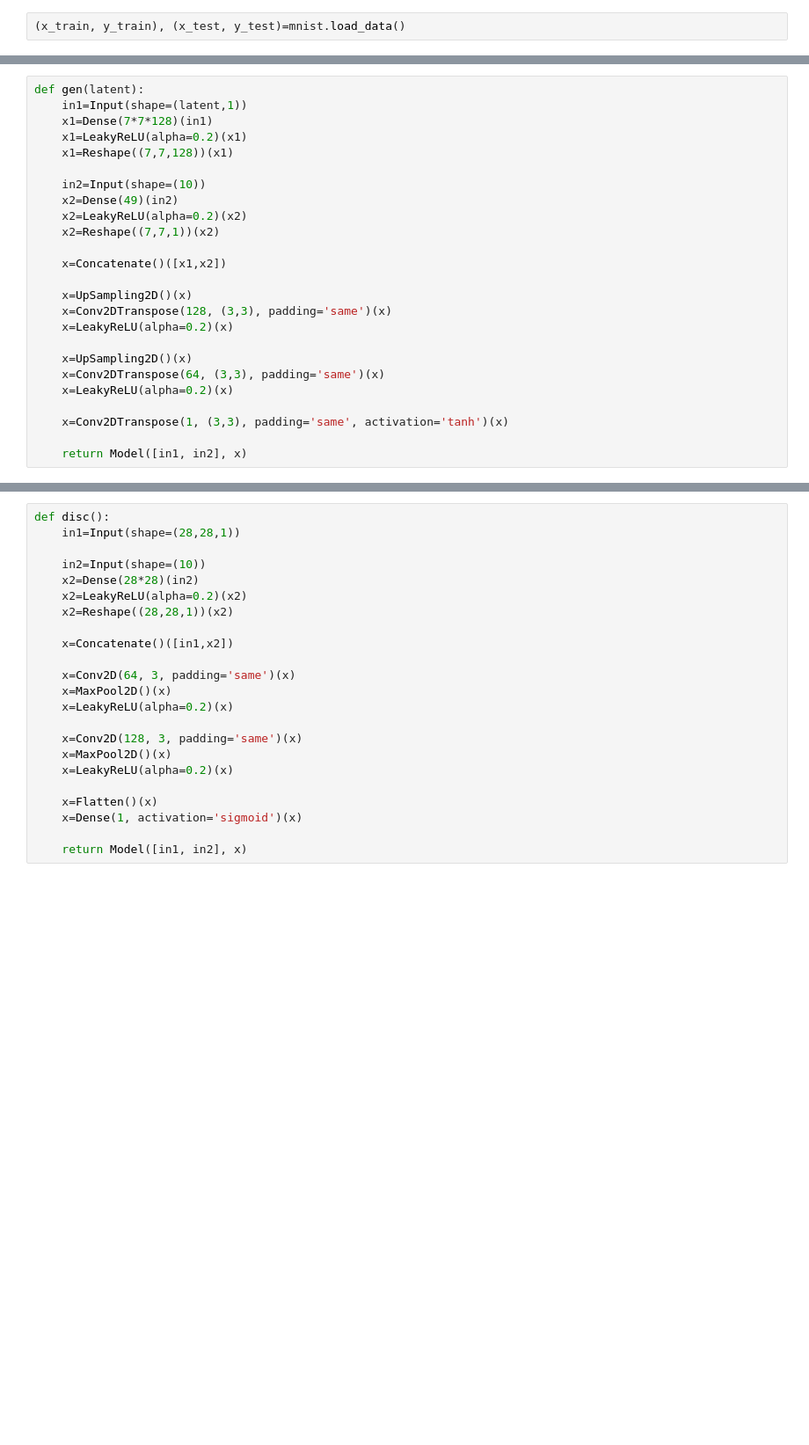
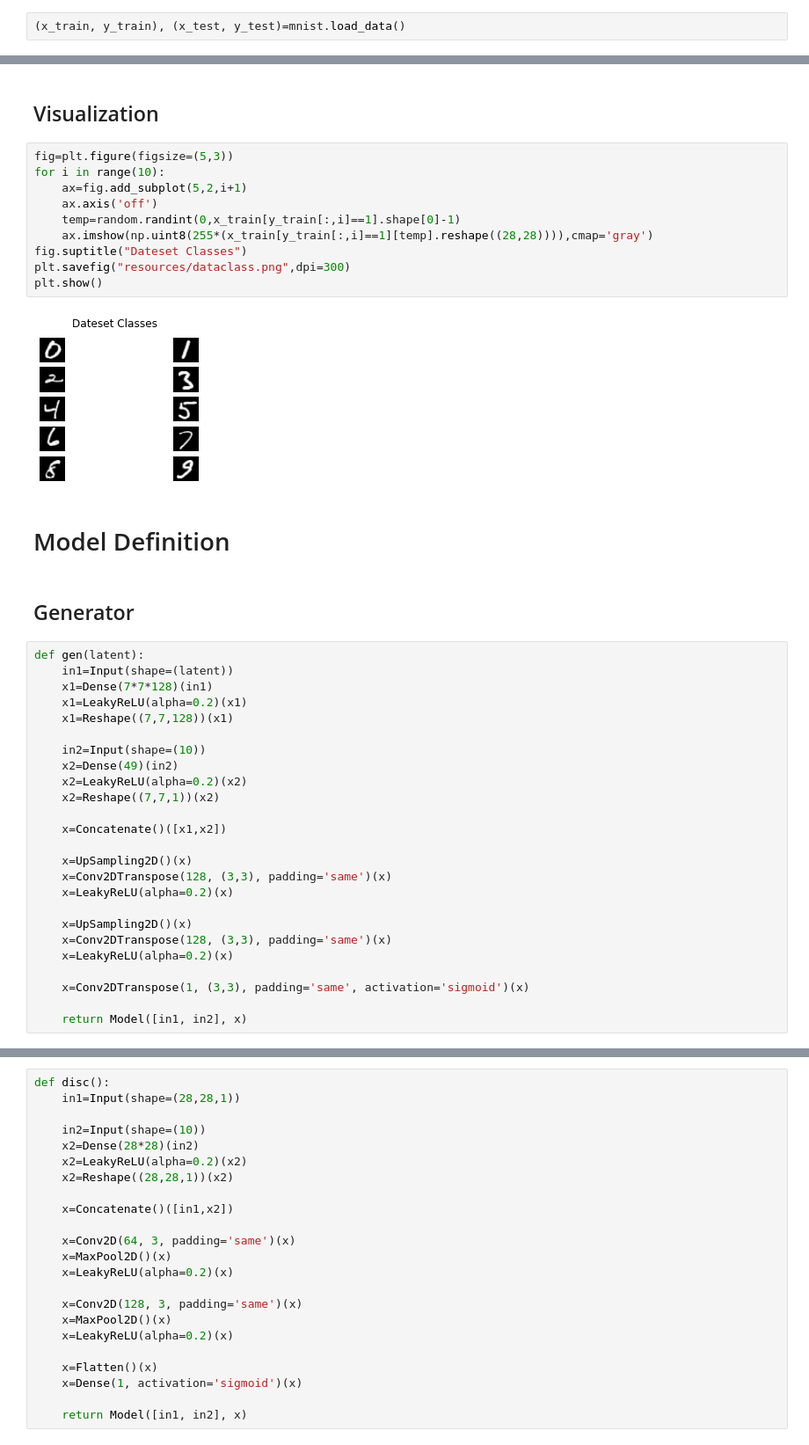
Before and after one commit to sagnik106/MNIST-c-GAN, a Jupyter notebook: main.ipynb, the cells around one changed output, grey strips where cells are left out. Shown at 88% size. Saved outputs shown, nothing was run; the diff lists cells and outputs as text; blank space fills up the shorter version.

Commit message:
model up

```diff
--- a/main.ipynb
+++ b/main.ipynb
@@ -26,6 +60,24 @@ y_test=ohe.transform(y_test.reshape((-1,1)))
+# %% [markdown]
+## Visualization
+# %%
+fig=plt.figure(figsize=(5,3))
+for i in range(10):
+    ax=fig.add_subplot(5,2,i+1)
+    ax.axis('off')
+    temp=random.randint(0,x_train[y_train[:,i]==1].shape[0]-1)
+    ax.imshow(np.uint8(255*(x_train[y_train[:,i]==1][temp].reshape((28,28)))),cmap='gray')
+fig.suptitle("Dateset Classes")
+plt.savefig("resources/dataclass.png",dpi=300)
+plt.show()
+# %% [output]
+[figure, added]
+# %% [markdown]
+# Model Definition
+# %% [markdown]
+## Generator
 # %%
 def gen(latent):
-    in1=Input(shape=(latent,1))
+    in1=Input(shape=(latent))
     x1=Dense(7*7*128)(in1)
     x1=LeakyReLU(alpha=0.2)(x1)
     x1=Reshape((7,7,128))(x1)
@@ -42,9 +94,9 @@ def gen(latent):
     x=LeakyReLU(alpha=0.2)(x)
 
     x=UpSampling2D()(x)
-    x=Conv2DTranspose(64, (3,3), padding='same')(x)
+    x=Conv2DTranspose(128, (3,3), padding='same')(x)
     x=LeakyReLU(alpha=0.2)(x)
 
-    x=Conv2DTranspose(1, (3,3), padding='same', activation='tanh')(x)
+    x=Conv2DTranspose(1, (3,3), padding='same', activation='sigmoid')(x)
 
     return Model([in1, in2], x)
```
Also changed, not shown: parts of 25 cells of this notebook, 8 other files.
